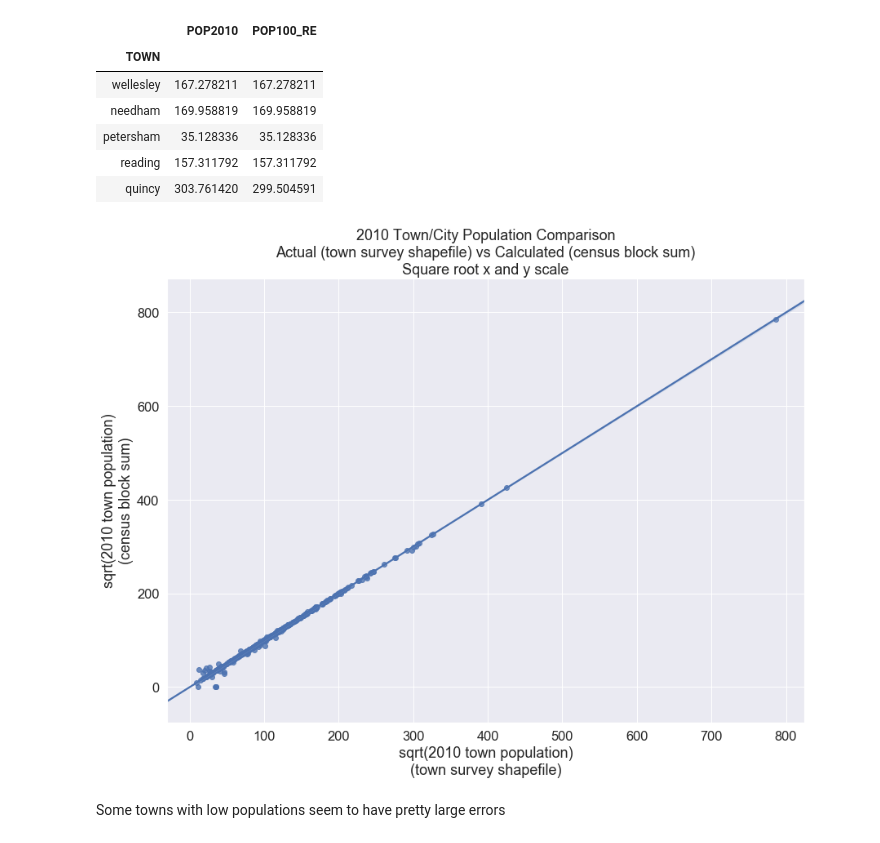
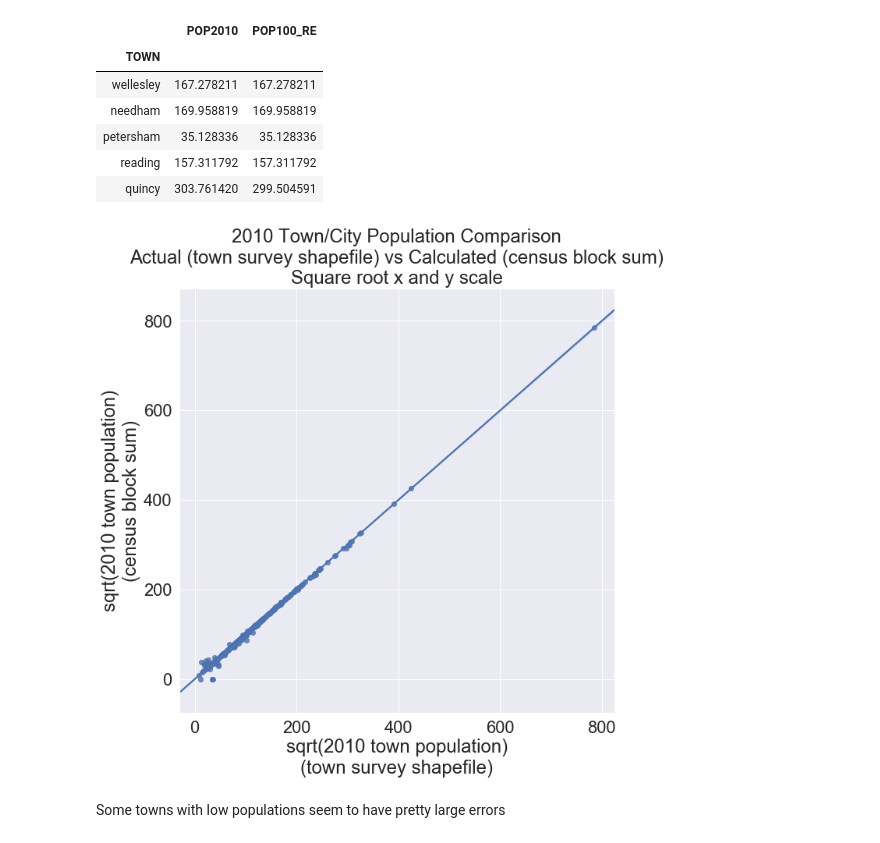
Before and after one commit to darya-akimova/biobot_insight_project, a Jupyter notebook: code/cleaning_and_eda/notebook_3_ma_census_block_and_town_match.ipynb, the cells around one changed output. Drawn from its saved outputs; the diff is of its cells as text; code cells hidden in the pictures.

```diff
--- a/code/cleaning_and_eda/notebook_3_ma_census_block_and_town_match.ipynb
+++ b/code/cleaning_and_eda/notebook_3_ma_census_block_and_town_match.ipynb
@@ -470,14 +470,15 @@ cent_join_sum_sqrt.head()
 | quincy | 303.761420 | 299.504591 |
 # %%
 # plot result:
-plt.figure(figsize=(14, 10))
+sns.set(font_scale=2)
+plt.figure(figsize=(10, 10))
 sns.regplot(x='POP2010', y='POP100_RE', data=cent_join_sum_sqrt)
 plt.xlabel('sqrt(2010 town population)\n(town survey shapefile)')
 plt.ylabel('sqrt(2010 town population)\n(census block sum)')
 plt.title('2010 Town/City Population Comparison\nActual (town survey shapefile) vs Calculated (census block sum)\nSquare root x and y scale')
 plt.show()
 # %% [output]
-[figure, old version]
+[figure, new version]
 # %% [markdown]
 Some towns with low populations seem to have pretty large errors
 # %%
```
Also changed, not shown: parts of 7 cells of this notebook, 4 other files.
